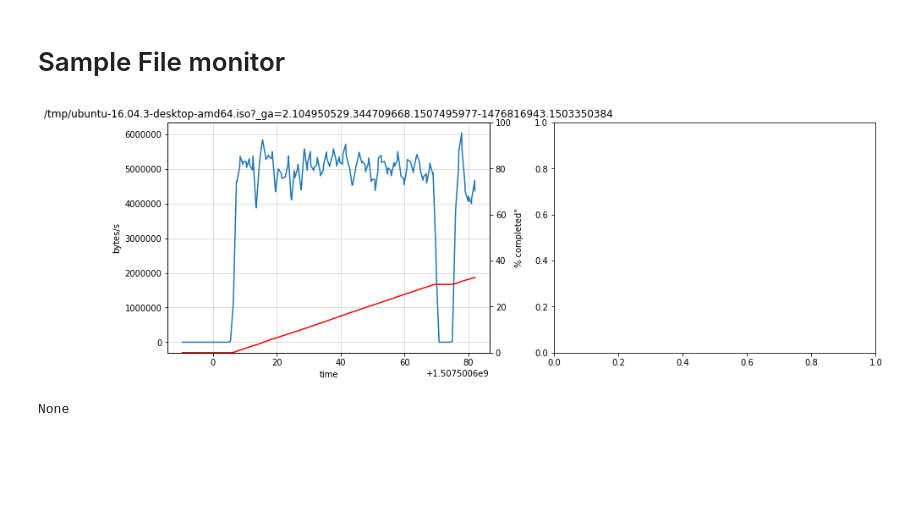
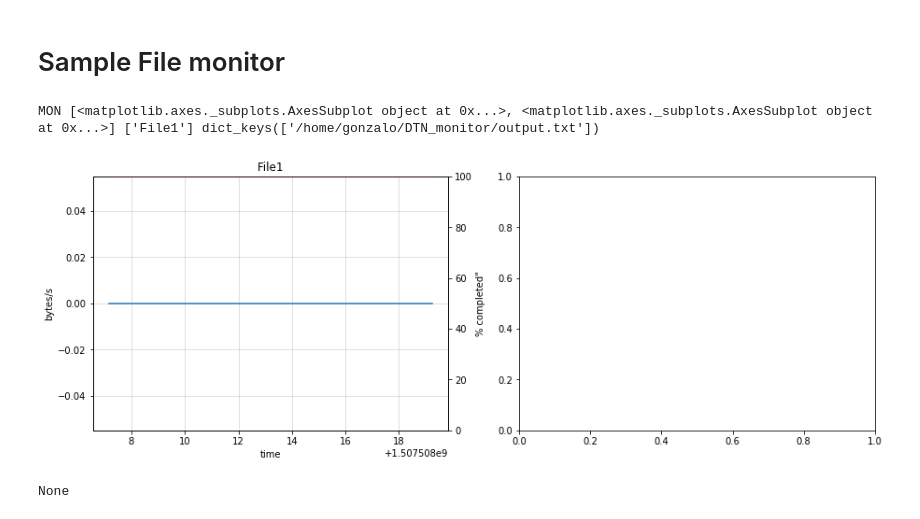
Before and after one commit to gonzalorodrigo/DTN_monitor, a Jupyter notebook: File_monitor.ipynb, the cells around one changed output. Cells and saved outputs as stored; diff of their text form; code cells hidden in the pictures; blank space fills up the shorter version.

```diff
--- a/File_monitor.ipynb
+++ b/File_monitor.ipynb
@@ -3,22 +3,22 @@
 # %%
 import filemon.graph as gr
 from filemon import FileMonitor
 import subprocess
 import time
-files = [
 file_route="/tmp/ubuntu-16.04.3-desktop-amd64.iso?_ga=2.104950529.344709668.1507495977-1476816943.1503350384"
 monitor_output_file="/home/gonzalo/DTN_monitor/output.txt"
 fm = FileMonitor()
-fm.monitor_file_name_async(file_route, 1024*1024*1024,
+fm.monitor_file_name_async(file_route, 1587609600,
                                 monitor_output_file)
 time.sleep(1.0)
 mode=0
-thread  = gr.DataPlot(file_route, monitor_output_file)
+thread  = gr.DataPlot(["File1"], [monitor_output_file])
 thread.daemon = True
 thread.start()
 # %% [output]
+MON [<matplotlib.axes._subplots.AxesSubplot object at 0x...>, <matplotlib.axes._subplots.AxesSubplot object at 0x...>] ['File1'] dict_keys(['/home/gonzalo/DTN_monitor/output.txt'])
-[figure, old version]
+[figure, new version]
-None
+None
 # %%
 from filemon.orchestrate import monitor_files
 
```
Also changed, not shown: parts of 1 cell of this notebook, 3 other files.
